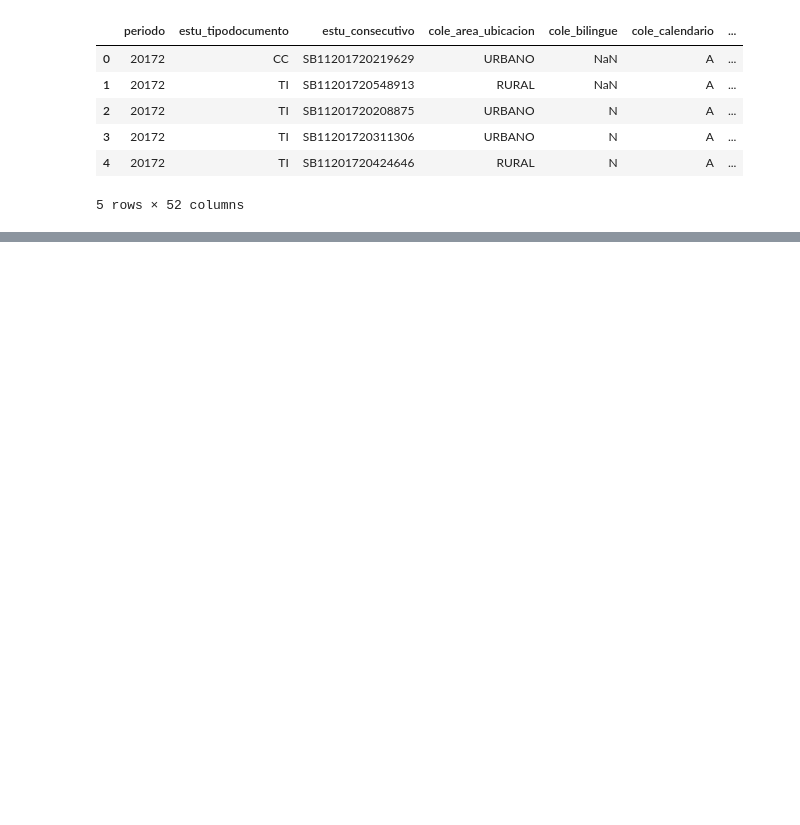
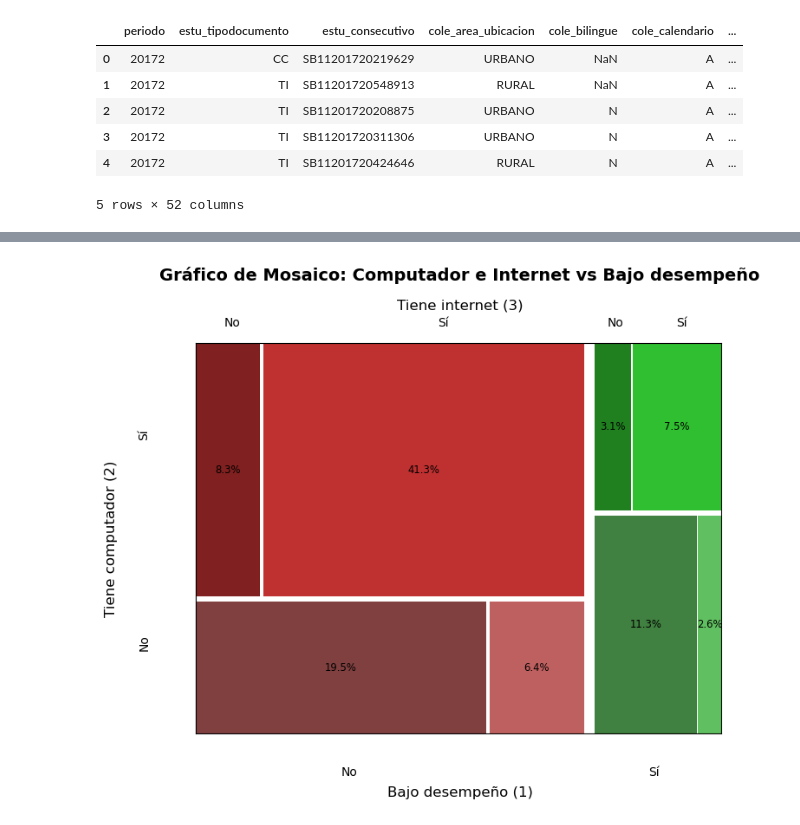
Before and after one commit to Mariapaulaestupinan/Proyecto-2-Analitica, a Jupyter notebook: analisis_de_datos/Analisis de datos.ipynb, the cells around one changed output, grey strips where cells are left out. Drawn from its saved outputs; the diff is of its cells as text; code cells hidden in the pictures; blank space fills up the shorter version.

```diff
--- a/analisis_de_datos/Analisis de datos.ipynb
+++ b/analisis_de_datos/Analisis de datos.ipynb
@@ -21,0 +241,86 @@ df.head()
+# %%
+# Importar bibliotecas necesarias
+import pandas as pd
+from statsmodels.graphics.mosaicplot import mosaic
+import matplotlib.pyplot as plt
+
+# Calcular el cuartil 25 del puntaje global para definir bajo desempeño
+cuartil_25 = datos_factores_socio_economicos['punt_global'].quantile(0.25)
+
+# Crear una nueva columna que indique si el estudiante está en bajo desempeño (True/False)
+datos_factores_socio_economicos['bajo_desempeno'] = datos_factores_socio_economicos['punt_global'] < cuartil_25
+
+# Definir las variables categóricas a cruzar
+var1 = 'fami_tienecomputador'
+var2 = 'fami_tieneinternet'
+
+# Seleccionar solo las columnas necesarias y eliminar filas con valores nulos
+data = datos_factores_socio_economicos[[var1, var2, 'bajo_desempeno']].dropna()
+
+# Crear una columna auxiliar para contar ocurrencias
+data['count'] = 1
+
+# Agrupar los datos por las tres variables y contar ocurrencias
+grouped = data.groupby(['bajo_desempeno', var1, var2])['count'].sum()
+
+# Convertir el índice múltiple del grupo en un diccionario con claves como tuplas de string
+data_dict = {(str(k[0]), str(k[1]), str(k[2])): v for k, v in grouped.items()}
+
+# Crear un diccionario para traducir los valores booleanos a etiquetas legibles
+etiquetas_mapeo = {
+    'True': 'Sí',
+    'False': 'No'
+}
+
+# Reemplazar las claves del diccionario con sus respectivas etiquetas en español
+data_dict_etiquetado = {
+    (etiquetas_mapeo.get(k[0], k[0]), etiquetas_mapeo.get(k[1], k[1]), etiquetas_mapeo.get(k[2], k[2])): v
+    for k, v in data_dict.items()
+}
+
+# Calcular el total de observaciones para usarlo en el cálculo de porcentajes
+total = sum(data_dict_etiquetado.values())
+
+# Definir una función que devuelve una etiqueta con el porcentaje correspondiente para cada celda del gráfico
+def etiqueta_porcentaje(k):
+    valor = data_dict_etiquetado[k]
+    porcentaje = 100 * valor / total
+    return f'{porcentaje:.1f}%'
+
+# Crear el gráfico de mosaico con los datos etiquetados y mostrar los porcentajes en las celdas
+fig, _ = mosaic(
+    data_dict_etiquetado,     # Datos a graficar
+    gap=0.02,                  # Espacio entre bloques
+    labelizer=etiqueta_porcentaje,  # Función que etiqueta con porcentaje
+    axes_label=False           # Oculta etiquetas de los ejes por defecto
+)
+
+# Añadir título principal encima del gráfico
+fig.text(0.5, 1.12, 'Gráfico de Mosaico: Computador e Internet vs Bajo desempeño', ha='center', fontsize=14, weight='bold')
+
+# Añadir subtítulo encima del mosaico para indicar la variable 'Tiene internet'
+fig.text(0.5, 1.05, 'Tiene internet (3)', ha='center', fontsize=12)
+
+# Añadir etiquetas para cada nivel de la variable 'Tiene internet'
+fig.text(0.09, 1.01, 'No', ha='center', fontsize=10)
+fig.text(0.47, 1.01, 'Sí', ha='center', fontsize=10)
+fig.text(0.78, 1.01, 'No', ha='center', fontsize=10)
+fig.text(0.9, 1.01, 'Sí', ha='center', fontsize=10)
+
+# Añadir etiquetas al eje X para la variable 'Bajo desempeño'
+fig.text(0.3, -0.07, 'No', ha='center', fontsize=10)
+fig.text(0.85, -0.07, 'Sí', ha='center', fontsize=10)
+fig.text(0.5, -0.12, 'Bajo desempeño (1)', ha='center', fontsize=12)
+
+# Añadir etiquetas al eje Y para la variable 'Tiene computador'
+fig.text(-0.08, 0.25, 'No', va='center', fontsize=10, rotation=90)
+fig.text(-0.08, 0.75, 'Sí', va='center', fontsize=10, rotation=90)
+fig.text(-0.14, 0.5, 'Tiene computador (2)', va='center', fontsize=12, rotation=90)
+
+# Ajustar automáticamente los elementos del gráfico para que no se sobrepongan
+plt.tight_layout()
+
+# Mostrar el gráfico
+plt.show()
+# %% [output]
+[figure, added]
```
Also changed, not shown: parts of 22 cells of this notebook.
